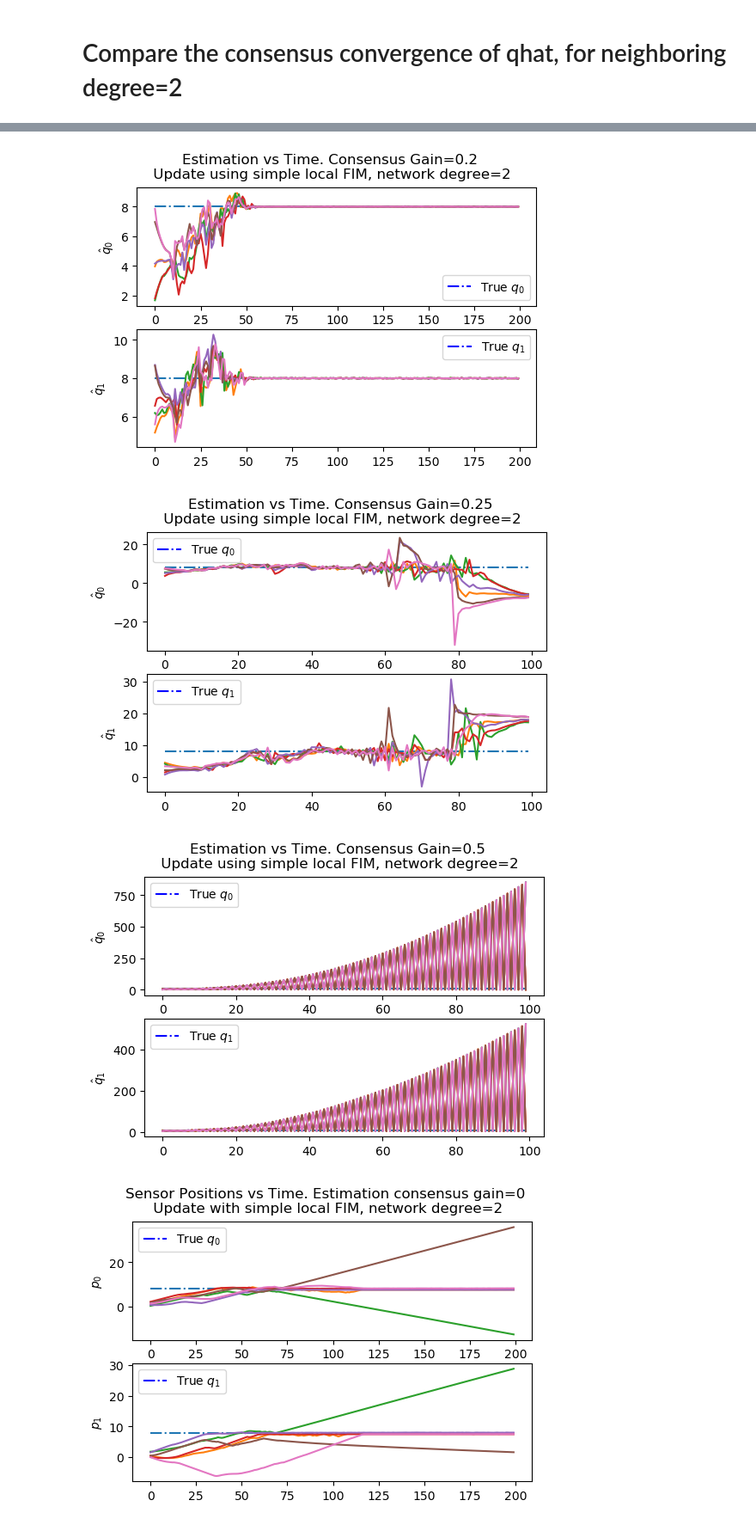
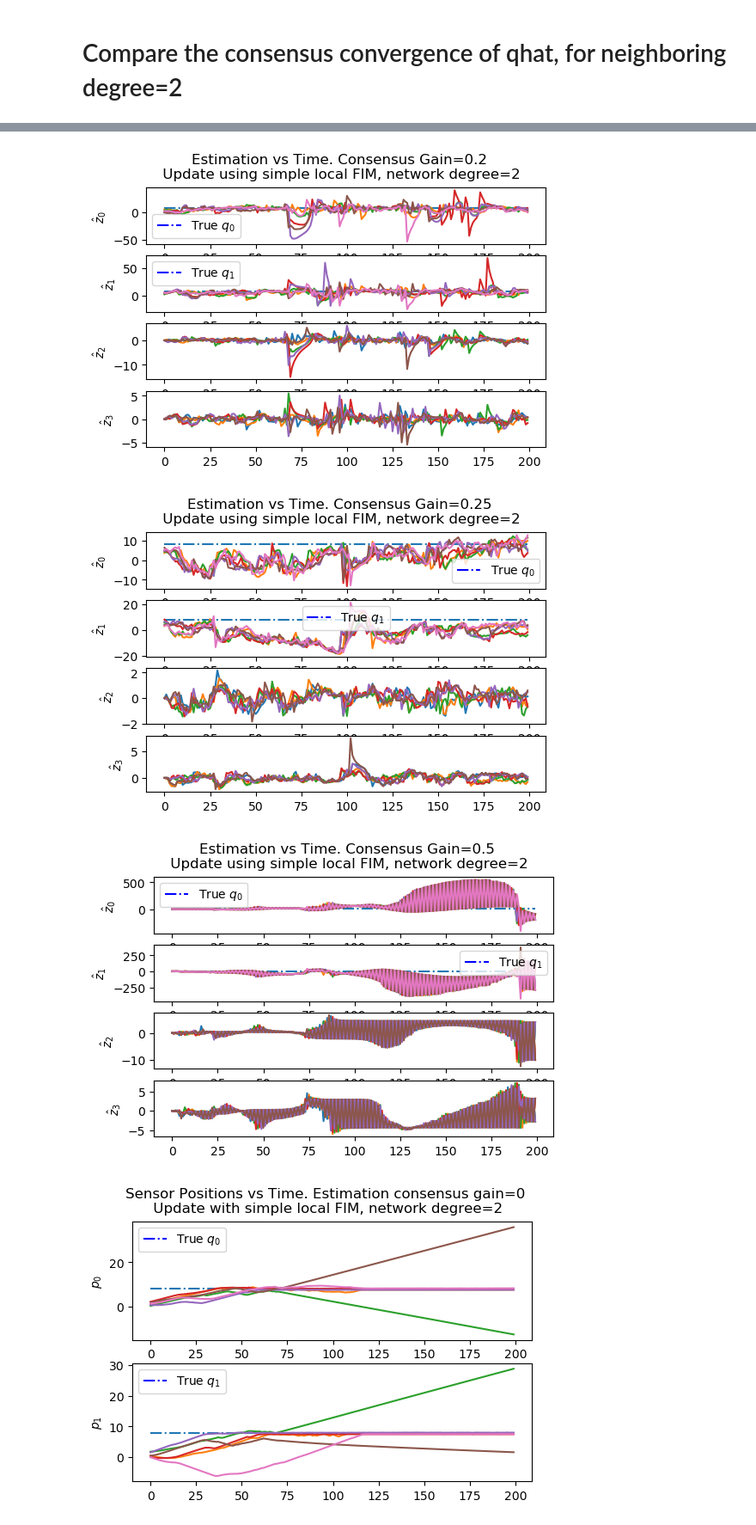
Before and after one commit to lina-robotics-lab/fim_track, a Jupyter notebook: src/Consensus Estimation-Animation.ipynb, the cells around one changed output, grey strips where cells are left out. Shown at 86% size. Saved outputs shown, nothing was run; the diff lists cells and outputs as text; code cells hidden in the pictures.

```diff
--- a/src/Consensus Estimation-Animation.ipynb
+++ b/src/Consensus Estimation-Animation.ipynb
@@ -15,7 +15,7 @@ import networkx as nx
 from matplotlib.lines import Line2D
 
 for gain in  [0,0.05,0.1,0.125,0.2,0.25,0.5]:
-    expr= "Consensus-gain{}".format(gain)
+    expr= "Consensus-gain{}_var5".format(gain)
     filepath = "{}.pkl".format(expr)
     with open(filepath,'rb') as file:
         record = pkl.load(file)
@@ -24,14 +24,15 @@ for gain in  [0,0.05,0.1,0.125,0.2,0.25,0.5]:
 
     qs = record['src_locs']['source_1']
 
-    fig, ax = plt.subplots(2,dpi=100)
+    fig, ax = plt.subplots(4,dpi=100)
 
     fig.suptitle('Estimation vs Time. Consensus Gain={}\n Update using simple local FIM, network degree=2'.format(gain))
-    for _ in range(2):
-        ax[_].plot(qs[:,_],'-.')
-        custom_lines = [Line2D([0], [0], color='blue', ls='-.'),]
-        ax[_].legend(custom_lines, ['True $q_{}$'.format(_)])
+    for _ in range(4):
+        if _<2:
+            ax[_].plot(qs[:,_],'-.')
+            custom_lines = [Line2D([0], [0], color='blue', ls='-.'),]
+            ax[_].legend(custom_lines, ['True $q_{}$'.format(_)])
         for name,est in record['est_locs_log'].items():
             ax[_].plot(est[:,_])
-            ax[_].set_ylabel(r'$\hat q_{}$'.format(_))
+            ax[_].set_ylabel(r'$\hat z_{}$'.format(_))
 # %% [output]
@@ -42,6 +43,6 @@ for gain in  [0,0.05,0.1,0.125,0.2,0.25,0.5]:
-[figure, old version]
+[figure, new version]
-[figure, old version]
+[figure, new version]
-[figure, old version]
+[figure, new version]
 # %%
 for gain in [0,0.05,0.1,0.125,0.2,0.25,0.5]:
     expr= "Consensus-gain{}".format(gain)
```
Also changed, not shown: parts of 1 cell of this notebook, 49 other files.
